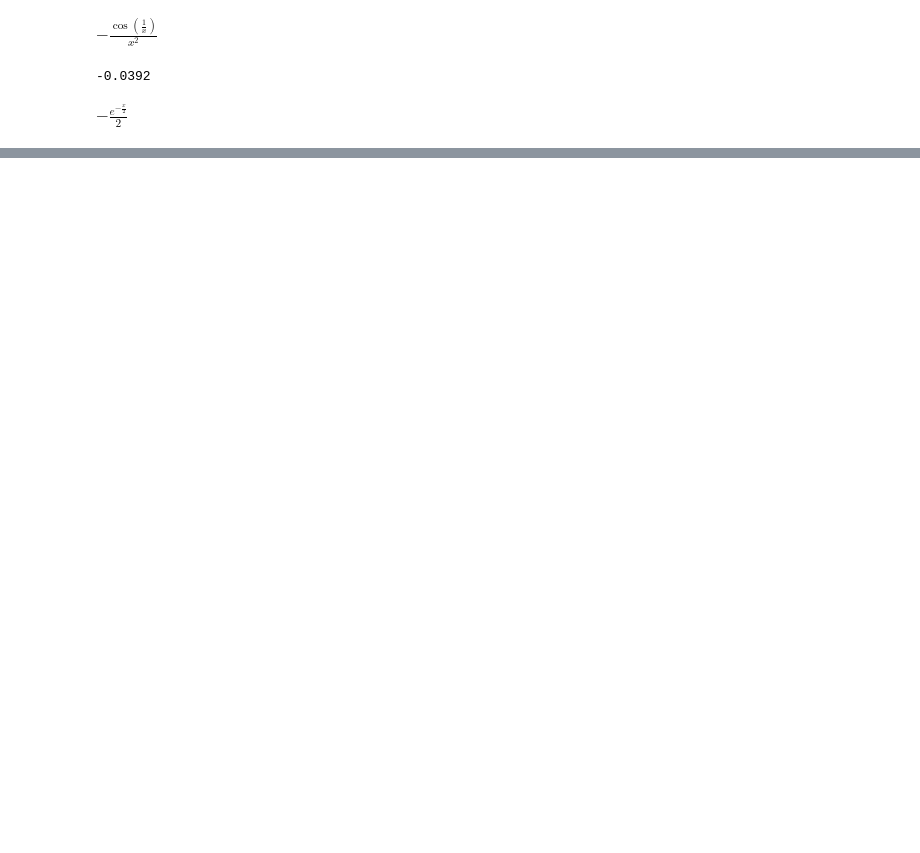
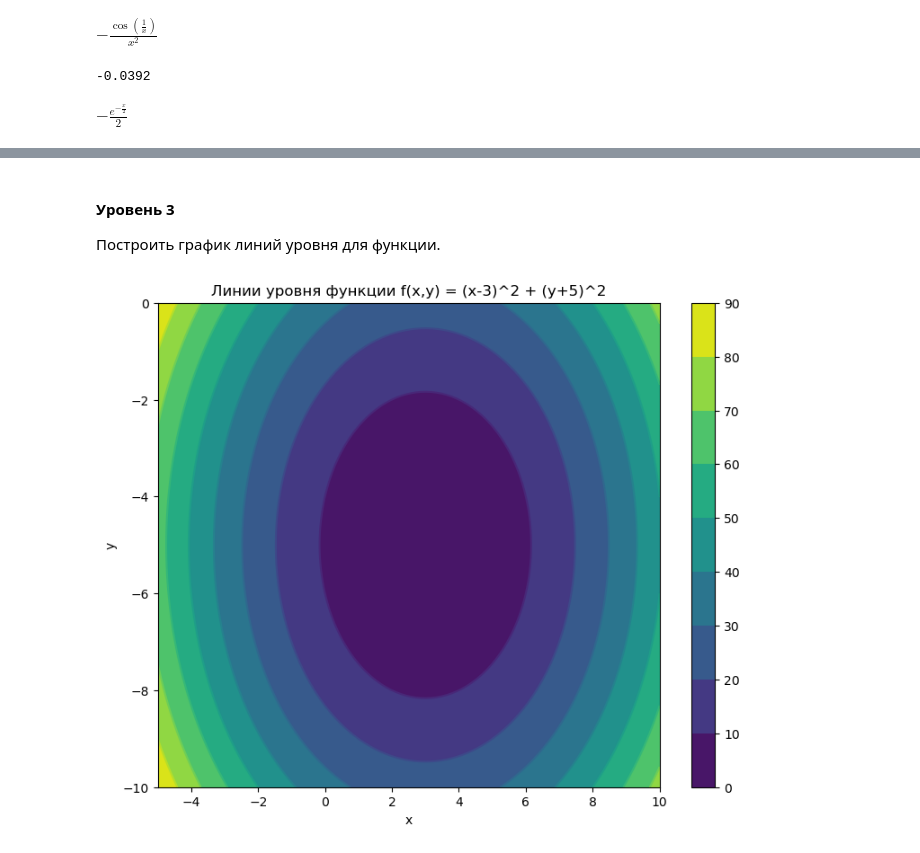
Before and after one commit to fkndsh/Homeworks_Brunoyam, a Jupyter notebook: 07_Homework.ipynb, the cells around one changed output, grey strips where cells are left out. Saved outputs shown, nothing was run; the diff lists cells and outputs as text; code cells hidden in the pictures; blank space fills up the shorter version.

```diff
--- a/07_Homework.ipynb
+++ b/07_Homework.ipynb
@@ -6,3 +7,3 @@ from sympy import diff, symbols, cos, sin, exp
 # %%
-x,y = symbols('x y')
+x,y,z = symbols('x y z')
 # %%
@@ -24,0 +32,7 @@ $\displaystyle - \frac{e^{- \frac{x}{2}}}{2}$
+# %%
+#1 функция. Ищем частные производные
+
+def func(x,y):
+    return (x+y)**2 - 3*y + 5
+#Производная по x
+diff(func(x,y), x)
@@ -24,0 +83,8 @@ $\displaystyle - \frac{e^{- \frac{x}{2}}}{2}$
+# %%
+def func(x,y):
+    return (x-3)**2 + (y+5)**2
+
+#Вычислим градиент функции
+diff_x = diff(func(x,y),x)
+diff_y = diff(func(x,y),y)
+print('grad_f = (', diff_x, ',', diff_y, ')')
@@ -24,0 +154,33 @@ $\displaystyle - \frac{e^{- \frac{x}{2}}}{2}$
+# %% [markdown]
+#### Уровень 3
+Построить график линий уровня для функции.
+# %%
+import matplotlib.pyplot as plt
+
+#Задаем двумерную сетку значений
+x = np.linspace(-5, 10, 100)
+y = np.linspace(-10, 0, 100)
+x, y = np.meshgrid(x, y)
+
+#Вычисляем функцию для каждой точки
+z = func(x, y)
+
+#Создаем график линий уровня
+plt.figure(figsize=(9,7))           #размер картинки
+levels = np.linspace(0, 90, 10)     #частота изолиний
+
+#Построение контуров
+contour = plt.contour(x, y, z, levels = levels)
+
+#Заполняем контуры
+contourf = plt.contourf(x, y, z, levels = levels)
+
+# Подписываем оси, добавляем легенду по цветам
+plt.title('Линии уровня функции f(x,y) = (x-3)^2 + (y+5)^2')
+plt.xlabel('x')
+plt.ylabel('y')
+plt.colorbar(contourf)
+
+plt.show()
+# %% [output]
+[figure, added]
```
Also changed, not shown: parts of 20 cells of this notebook.
